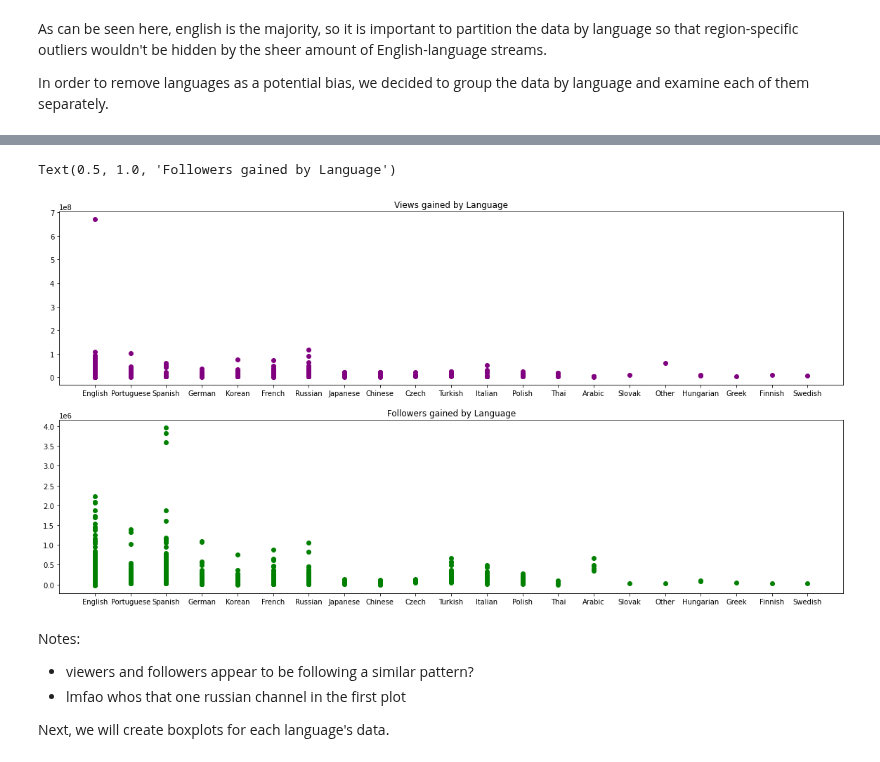
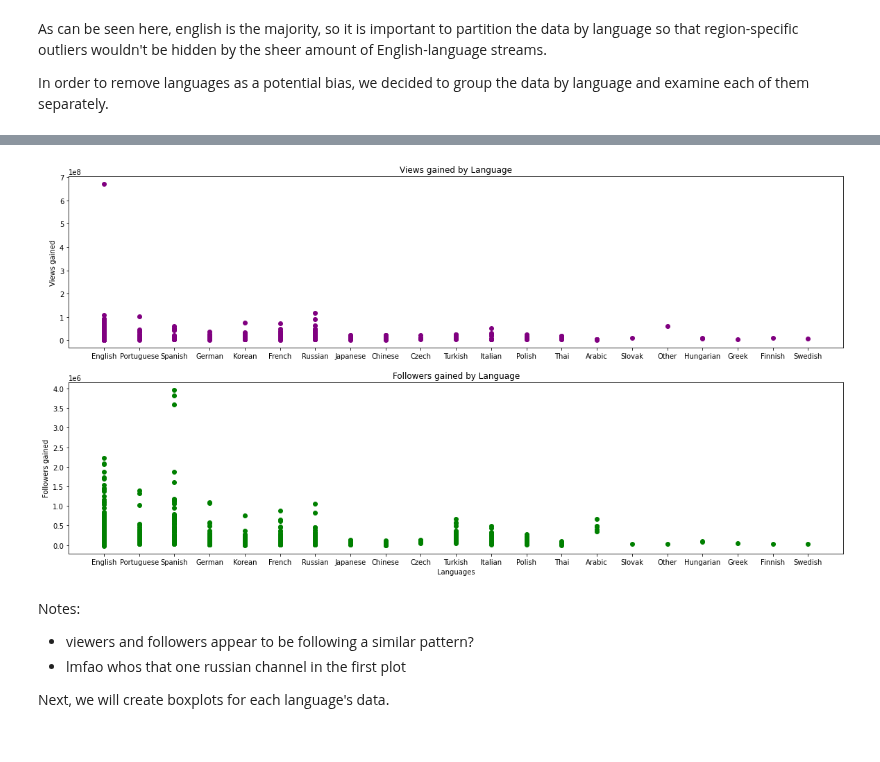
Before and after one commit to BeanutPutters/BeanutPutters.github.io, a Jupyter notebook: project0/Final.ipynb, the cells around one changed output, grey strips where cells are left out. Cells and saved outputs as stored; diff of their text form; code cells hidden in the pictures.

```diff
--- a/project0/Final.ipynb
+++ b/project0/Final.ipynb
@@ -230,14 +240,17 @@ Text(0.5, 1.0, 'Followers by Language')
 # %%
 plt.figure(figsize=(20,10))
 l1 = plt.subplot(2,1,1)
 l1 = plt.scatter(data["Language"], data["Views gained"], color = "purple")
 plt.title("Views gained by Language")
+plt.ylabel("Views gained")
 l2 = plt.subplot(2,1,2)
 l2 = plt.scatter(data["Language"],data["Followers gained"],  color = "green")
 plt.title("Followers gained by Language")
+plt.xlabel("Languages")
+plt.ylabel("Followers gained")
+plt.show()
 # %% [output]
-Text(0.5, 1.0, 'Followers gained by Language')
-[figure, old version]
+[figure, new version]
 # %% [markdown]
 Notes:
 - viewers and followers appear to be following a similar pattern?
```
Also changed, not shown: parts of 9 cells of this notebook.
